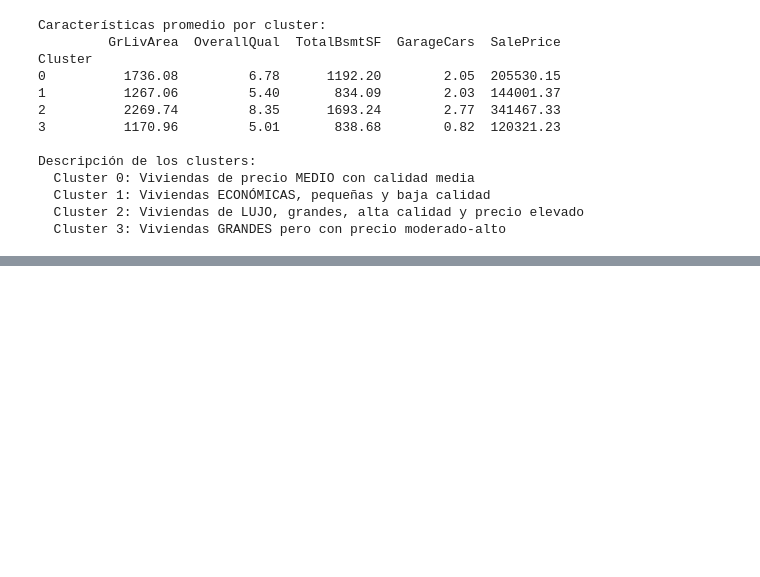
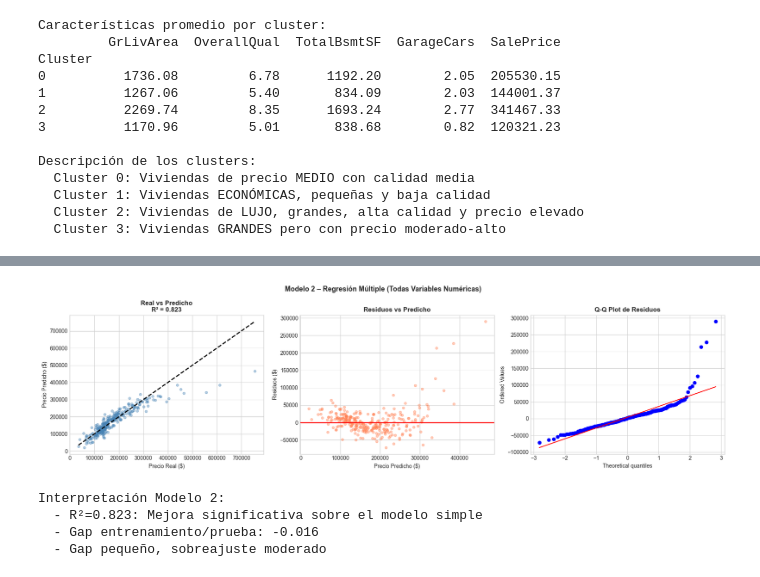
Before and after one commit to JPLopez23/Laboratorio-03---MRL, a Jupyter notebook: Lab3.ipynb, the cells around one changed output, grey strips where cells are left out. Cells and saved outputs as stored; diff of their text form; code cells hidden in the pictures; blank space fills up the shorter version.

```diff
--- a/Lab3.ipynb
+++ b/Lab3.ipynb
@@ -431,0 +650,20 @@ Descripción de los clusters:
+# %%
+# ============================================================
+# MODELO 2: Regresión Lineal Múltiple
+# ============================================================
+print(f'=== MODELO 2: Regresión Lineal Múltiple ===')
+print(f'Variables predictoras: {X_train.shape[1]} (todas las numéricas)\n')
+
+model2 = LinearRegression()
+model2.fit(X_train, y_train)
+
+y_pred_train_m2 = model2.predict(X_train)
+y_pred_test_m2  = model2.predict(X_test)
+
+r2_m2_tr, rmse_m2_tr, mae_m2_tr = print_metrics(y_train, y_pred_train_m2, 'Modelo 2 – Entrenamiento')
+r2_m2_te, rmse_m2_te, mae_m2_te = print_metrics(y_test, y_pred_test_m2, 'Modelo 2 – Prueba      ')
+
+# Statsmodels
+X_sm2 = sm.add_constant(X_train)
+model2_sm = sm.OLS(y_train, X_sm2).fit()
+print('\n', model2_sm.summary())
@@ -431,0 +688,38 @@ Descripción de los clusters:
+# %%
+# Visualización Modelo 2
+fig, axes = plt.subplots(1, 3, figsize=(18, 5))
+
+axes[0].scatter(y_test, y_pred_test_m2, alpha=0.4, color='steelblue', s=20)
+axes[0].plot([y_test.min(), y_test.max()], [y_test.min(), y_test.max()], 'k--', linewidth=2)
+axes[0].set_xlabel('Precio Real ($)')
+axes[0].set_ylabel('Precio Predicho ($)')
+axes[0].set_title(f'Real vs Predicho\nR² = {r2_m2_te:.3f}', fontweight='bold')
+
+residuals_m2 = y_test - y_pred_test_m2
+axes[1].scatter(y_pred_test_m2, residuals_m2, alpha=0.4, color='coral', s=20)
+axes[1].axhline(0, color='red', linewidth=2)
+axes[1].set_xlabel('Precio Predicho ($)')
+axes[1].set_ylabel('Residuos ($)')
+axes[1].set_title('Residuos vs Predicho', fontweight='bold')
+
+stats.probplot(residuals_m2, dist='norm', plot=axes[2])
+axes[2].set_title('Q-Q Plot de Residuos', fontweight='bold')
+
+plt.suptitle('Modelo 2 – Regresión Múltiple (Todas Variables Numéricas)', fontsize=13, fontweight='bold')
+plt.tight_layout()
+plt.show()
+
+print('Interpretación Modelo 2:')
+print(f'  - R²={r2_m2_te:.3f}: Mejora significativa sobre el modelo simple')
+overfitting_gap = r2_m2_tr - r2_m2_te
+print(f'  - Gap entrenamiento/prueba: {overfitting_gap:.3f}')
+if overfitting_gap > 0.05:
+    print('  - Posible sobreajuste detectado (gap > 0.05)')
+else:
+    print('  - Gap pequeño, sobreajuste moderado')
+# %% [output]
+[figure, added]
+Interpretación Modelo 2:
+  - R²=0.823: Mejora significativa sobre el modelo simple
+  - Gap entrenamiento/prueba: -0.016
+  - Gap pequeño, sobreajuste moderado
```
Also changed, not shown: parts of 10 cells of this notebook, 1 other file.
